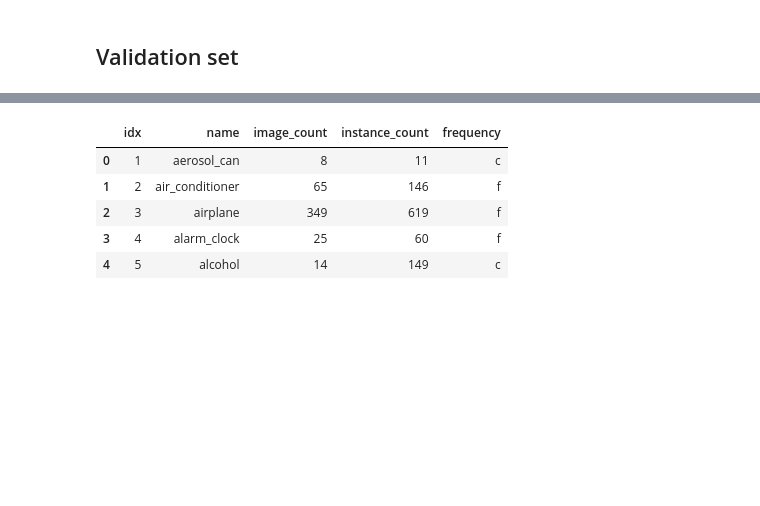
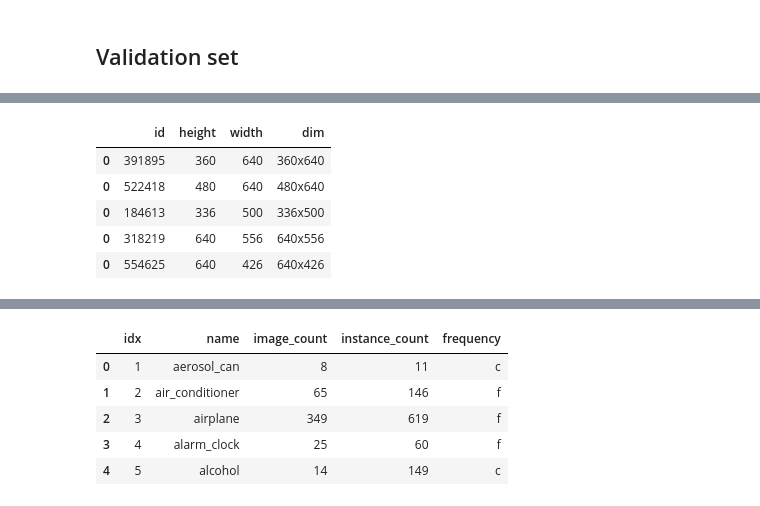
Before and after one commit to alexxcollins/INM705_CW_Collins_Velagala, a Jupyter notebook: notebooks/Data_exploration.ipynb, the cells around one changed output, grey strips where cells are left out. Saved outputs shown, nothing was run; the diff lists cells and outputs as text; code cells hidden in the pictures; blank space fills up the shorter version.

```diff
--- a/notebooks/Data_exploration.ipynb
+++ b/notebooks/Data_exploration.ipynb
@@ -24,0 +78,10 @@ len(data['images'])
+# %%
+img_size_df['dim'] = img_size_df['height'].astype(str) + 'x' + img_size_df['width'].astype(str)
+img_size_df.head()
+# %% [output]
+|  | id | height | width | dim |
+| 0 | 391895 | 360 | 640 | 360x640 |
+| 0 | 522418 | 480 | 640 | 480x640 |
+| 0 | 184613 | 336 | 500 | 336x500 |
+| 0 | 318219 | 640 | 556 | 640x556 |
+| 0 | 554625 | 640 | 426 | 640x426 |
```
Also changed, not shown: parts of 11 cells of this notebook.
